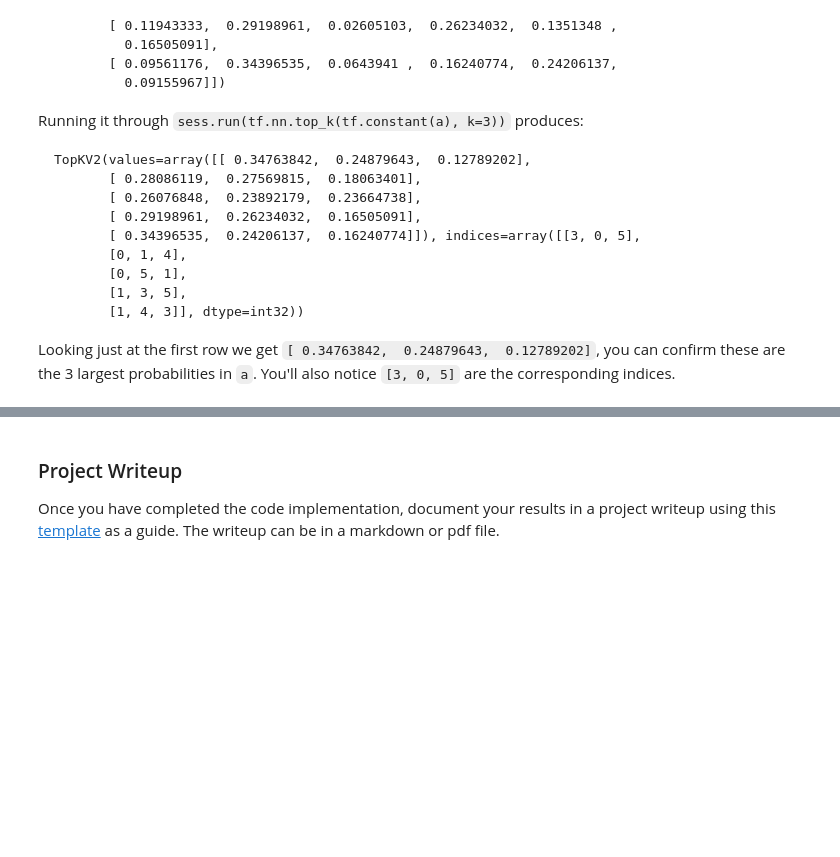
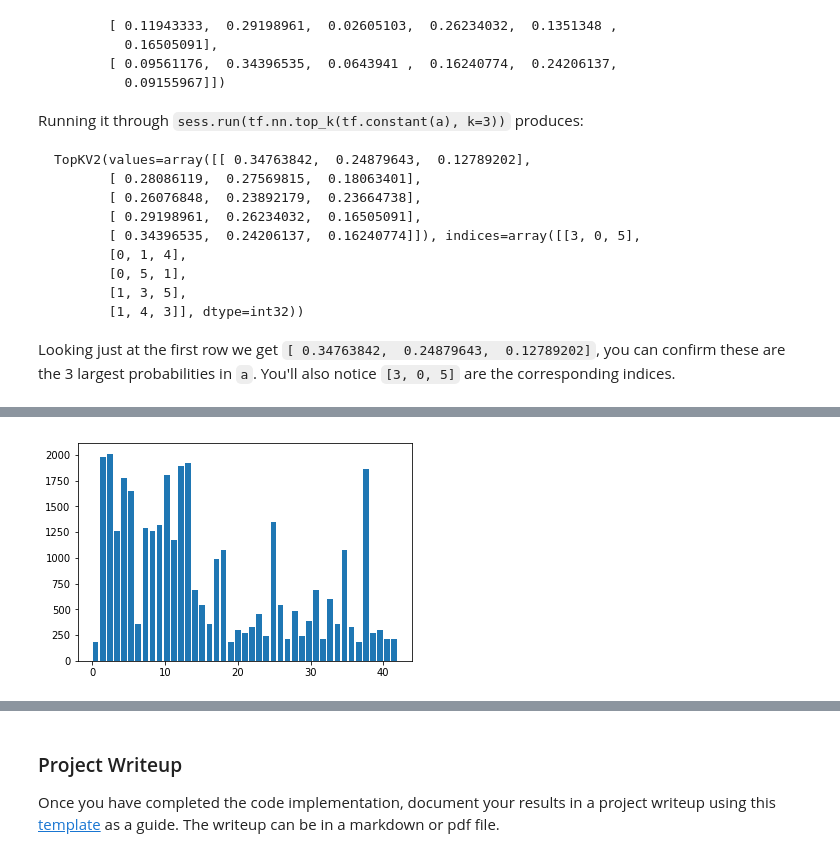
Before and after one commit to tjphoton/CarND, a Jupyter notebook: CarND-Traffic-Sign-Classifier-Project/Traffic_Sign_Classifier.ipynb, the cells around one changed output, grey strips where cells are left out. Cells and saved outputs as stored; diff of their text form; code cells hidden in the pictures; blank space fills up the shorter version.

```diff
--- a/CarND-Traffic-Sign-Classifier-Project/Traffic_Sign_Classifier.ipynb
+++ b/CarND-Traffic-Sign-Classifier-Project/Traffic_Sign_Classifier.ipynb
@@ -423,0 +825,6 @@ Looking just at the first row we get `[ 0.34763842,  0.24879643,  0.12789202]`,
+# %%
+plt.figure()
+plt.hist(y_train, rwidth=0.8, bins=43)
+plt.show()
+# %% [output]
+[figure, added]
```
Also changed, not shown: parts of 18 cells of this notebook, 1 other file.
